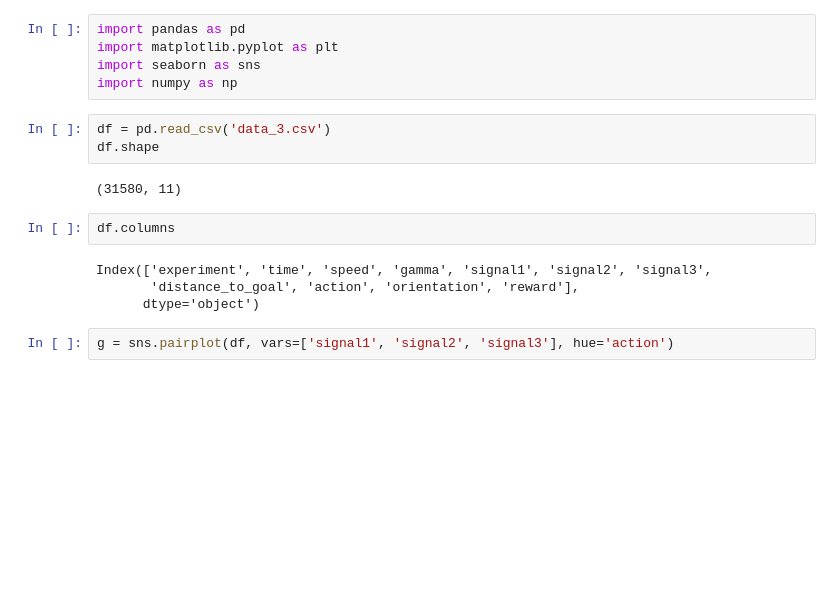
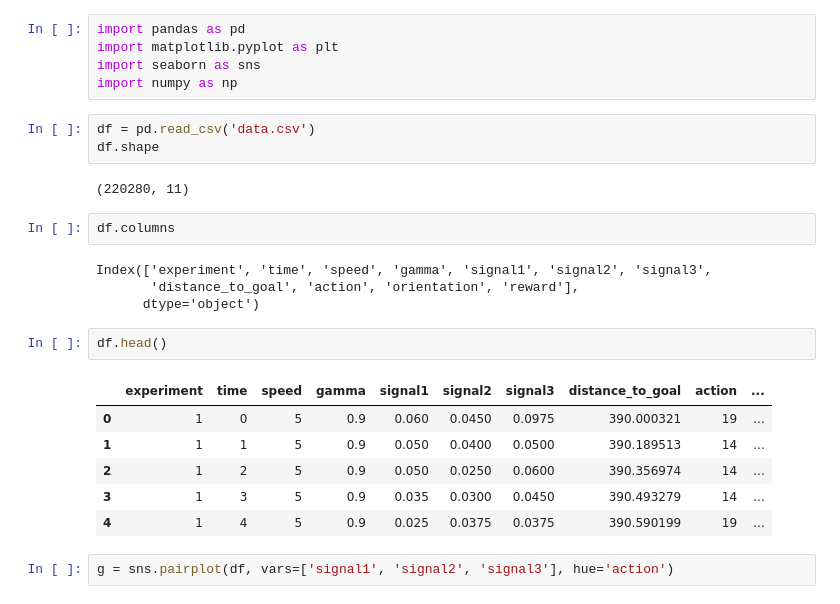
Before and after one commit to iknow1988/MAMIF, a Jupyter notebook: Self-Driving-Car-AI-master/data_exploration.ipynb, the cells around one changed output. Drawn from its saved outputs; the diff is of its cells as text; blank space fills up the shorter version.

```diff
--- a/Self-Driving-Car-AI-master/data_exploration.ipynb
+++ b/Self-Driving-Car-AI-master/data_exploration.ipynb
@@ -4,16 +4,25 @@ import matplotlib.pyplot as plt
 import seaborn as sns
 import numpy as np
 # %%
-df = pd.read_csv('data_3.csv')
+df = pd.read_csv('data.csv')
 df.shape
 # %% [output]
-(31580, 11)
+(220280, 11)
 # %%
 df.columns
 # %% [output]
 Index(['experiment', 'time', 'speed', 'gamma', 'signal1', 'signal2', 'signal3',
        'distance_to_goal', 'action', 'orientation', 'reward'],
       dtype='object')
+# %%
+df.head()
+# %% [output]
+|  | experiment | time | speed | gamma | signal1 | signal2 | signal3 | distance_to_goal | action | ... |
+| 0 | 1 | 0 | 5 | 0.9 | 0.060 | 0.0450 | 0.0975 | 390.000321 | 19 | ... |
+| 1 | 1 | 1 | 5 | 0.9 | 0.050 | 0.0400 | 0.0500 | 390.189513 | 14 | ... |
+| 2 | 1 | 2 | 5 | 0.9 | 0.050 | 0.0250 | 0.0600 | 390.356974 | 14 | ... |
+| 3 | 1 | 3 | 5 | 0.9 | 0.035 | 0.0300 | 0.0450 | 390.493279 | 14 | ... |
+| 4 | 1 | 4 | 5 | 0.9 | 0.025 | 0.0375 | 0.0375 | 390.590199 | 19 | ... |
 # %%
 g = sns.pairplot(df, vars=['signal1', 'signal2', 'signal3'], hue='action')
 # %% [output]
```
Also changed, not shown: parts of 6 cells of this notebook, 3 other files.
